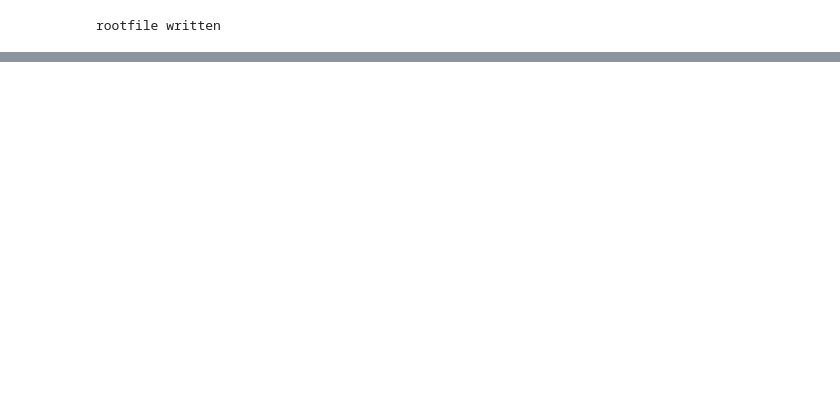
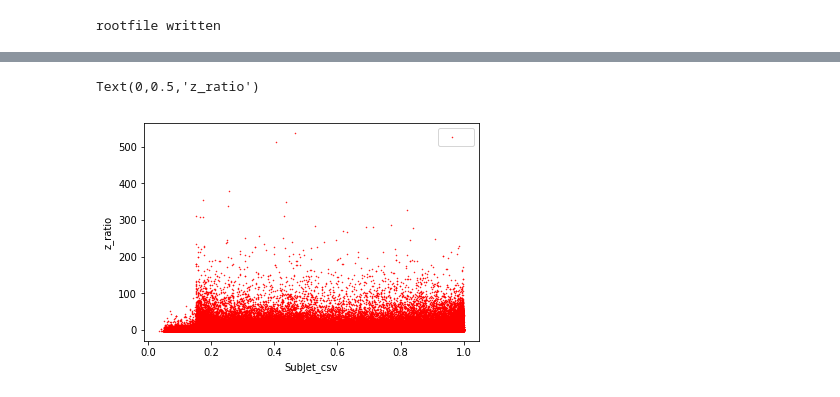
Before and after one commit to ramankhurana/MonoH, a Jupyter notebook: MonoHbb/DoubleBTagger/CA15DoubleBJetTagger.ipynb, the cells around one changed output, grey strips where cells are left out. Saved outputs shown, nothing was run; the diff lists cells and outputs as text; code cells hidden in the pictures; blank space fills up the shorter version.

```diff
--- a/MonoHbb/DoubleBTagger/CA15DoubleBJetTagger.ipynb
+++ b/MonoHbb/DoubleBTagger/CA15DoubleBJetTagger.ipynb
@@ -367,0 +406,14 @@ NameError: name 'massPruned' is not defined
+# %%
+# idx = np.flatnonzero(df['value'])
+# df.ix[random.sample(idx, 1000)].plot(kind='scatter',
+#                                           x='SubJet_csv', y='z_ratio',
+#                                           c='y', cmap='autumn')
+# df[bg].drop('y', 1)
+# df[sig].drop('y', 1)
+sz=2
+df.plot(x='SubJet_csv', y='z_ratio' , style='ro',label='',markersize=0.5)
+plt.ylabel("z_ratio")
+# scatter_matrix(df, alpha=0.2, figsize=(6, 6), diagonal='kde')
+# %% [output]
+Text(0,0.5,'z_ratio')
+[figure, added]
```
Also changed, not shown: parts of 12 cells of this notebook, 3 other files.
